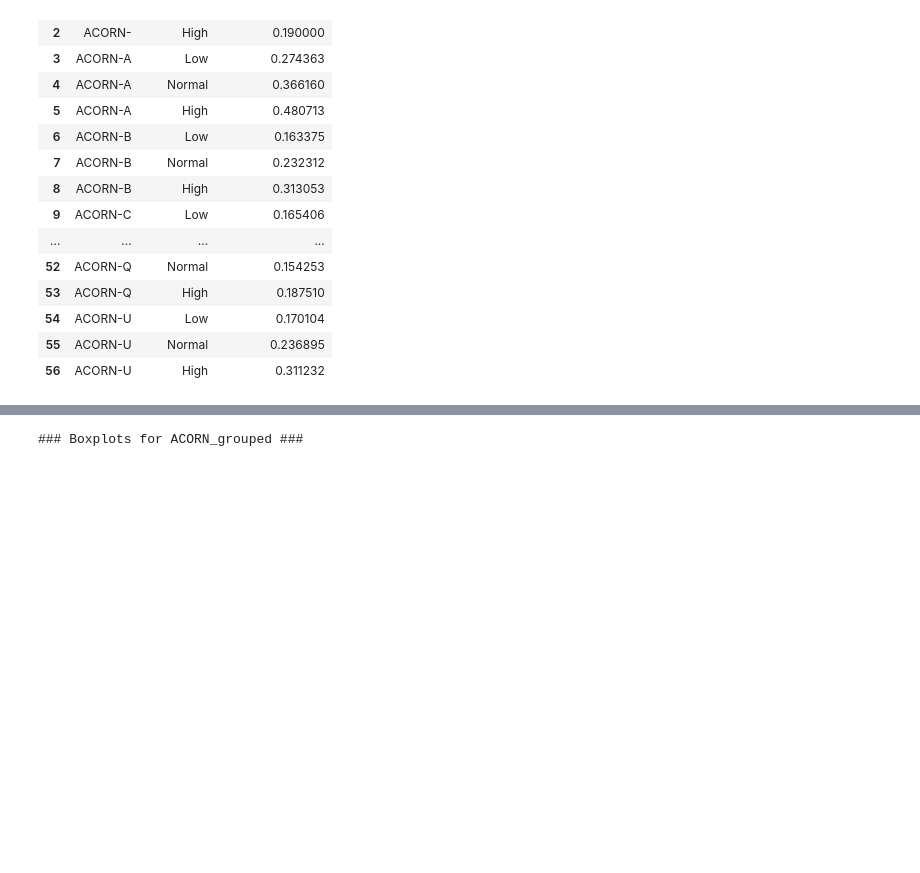
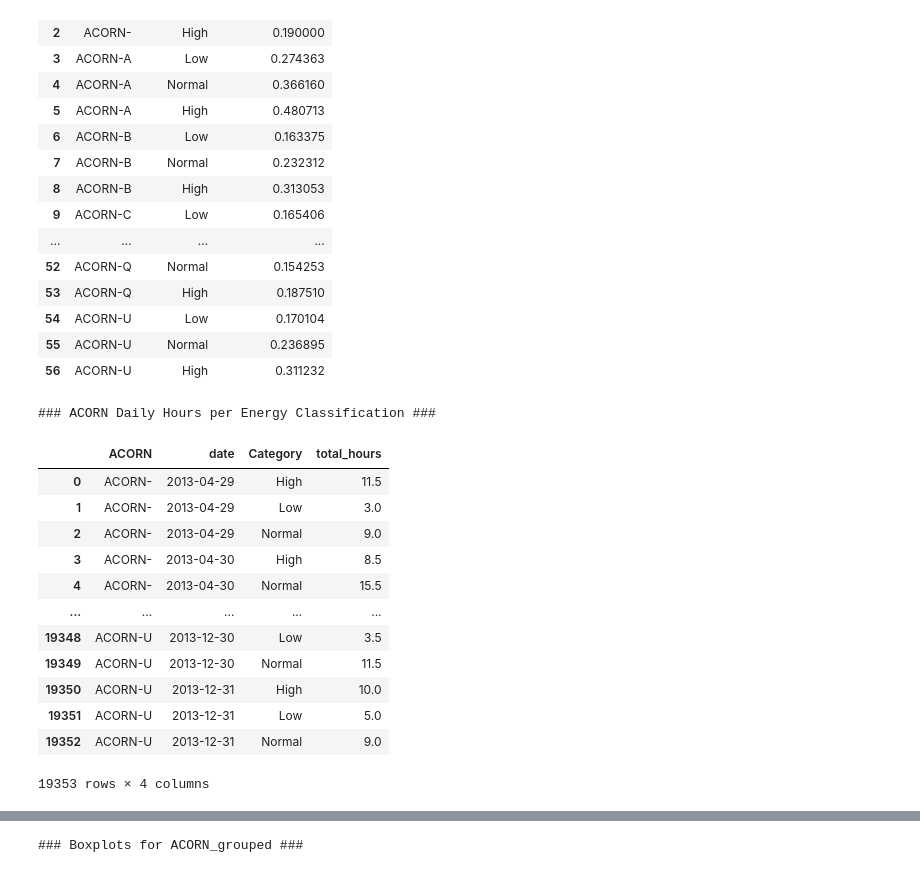
Before and after one commit to shanniekwok/IS459-G1T7, a Jupyter notebook: 2.1 Internal Factors Analysis.ipynb, the cells around one changed output, grey strips where cells are left out. Saved outputs shown, nothing was run; the diff lists cells and outputs as text; code cells hidden in the pictures; blank space fills up the shorter version.

```diff
--- a/2.1 Internal Factors Analysis.ipynb
+++ b/2.1 Internal Factors Analysis.ipynb
@@ -794,3 +813,62 @@ ACORN_tariff_threshold
 | 54 | ACORN-U | Low | 0.170104 |
 | 55 | ACORN-U | Normal | 0.236895 |
 | 56 | ACORN-U | High | 0.311232 |
+# %%
+# --------------------------
+# Energy classification for ACORN
+# --------------------------
+
+# Calculate the measurement frequency (in hours)
+merged_df2_df6_df12_acorn["Datetime"] = pd.to_datetime(merged_df2_df6_df12_acorn["Datetime"])
+freq_acorn = merged_df2_df6_df12_acorn["Datetime"].diff().dropna().dt.total_seconds().median() / 3600.0
+
+
+# Create a 'date' column (extract just the day)
+merged_df2_df6_df12_acorn['date'] = merged_df2_df6_df12_acorn['Datetime'].dt.date
+
+# List to store per-day summary for each ACORN column
+acorn_daily_summary_list = []
+
+for col in acorn_cols:
+    # Retrieve thresholds for the current ACORN column
+    thresholds = ACORN_tariff_threshold[ACORN_tariff_threshold["ACORN"] == col]
+    if thresholds.empty:
+        print(f"Threshold for column {col} not found. Skipping this column.")
+        continue  # Skip this column if no threshold is found
+
+    low_thr = thresholds.loc[thresholds["Tariff Type"] == "Low", "Energy Threshold"].values[0]
+    high_thr = thresholds.loc[thresholds["Tariff Type"] == "High", "Energy Threshold"].values[0]
+
+    # Create a classification column for this ACORN column
+    cat_col = f"{col}_cat"
+    merged_df2_df6_df12_acorn[cat_col] = merged_df2_df6_df12_acorn[col].apply(lambda x: classify_energy(x, low_thr, high_thr))
+
+    # Group by date and the classification, and count the number of rows per group
+    daily_counts = merged_df2_df6_df12_acorn.groupby(["date", cat_col]).size().reset_index(name="row_count")
+    # Convert row count to total hours (each row represents freq_acorn hours)
+    daily_counts["total_hours"] = daily_counts["row_count"] * freq_acorn
+    daily_counts["ACORN"] = col
+    daily_counts.rename(columns={cat_col: "Category"}, inplace=True)
+
+    acorn_daily_summary_list.append(daily_counts[["ACORN", "date", "Category", "total_hours"]])
+
+# Combine all daily summaries into one DataFrame
+ACORN_daily_summary_df = pd.concat(acorn_daily_summary_list, ignore_index=True)
+
+print("\n### ACORN Daily Hours per Energy Classification ###")
+ACORN_daily_summary_df
+# %% [output]
+### ACORN Daily Hours per Energy Classification ###
+|  | ACORN | date | Category | total_hours |
+| 0 | ACORN- | 2013-04-29 | High | 11.5 |
+| 1 | ACORN- | 2013-04-29 | Low | 3.0 |
+| 2 | ACORN- | 2013-04-29 | Normal | 9.0 |
+| 3 | ACORN- | 2013-04-30 | High | 8.5 |
+| 4 | ACORN- | 2013-04-30 | Normal | 15.5 |
+| ... | ... | ... | ... | ... |
+| 19348 | ACORN-U | 2013-12-30 | Low | 3.5 |
+| 19349 | ACORN-U | 2013-12-30 | Normal | 11.5 |
+| 19350 | ACORN-U | 2013-12-31 | High | 10.0 |
+| 19351 | ACORN-U | 2013-12-31 | Low | 5.0 |
+| 19352 | ACORN-U | 2013-12-31 | Normal | 9.0 |
+19353 rows × 4 columns
```
Also changed, not shown: parts of 5 cells of this notebook.
